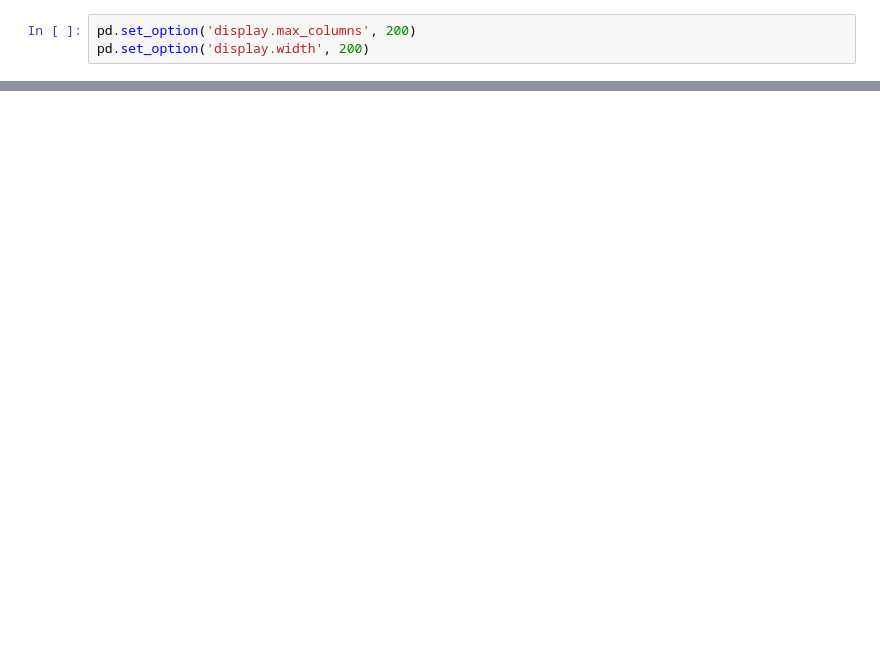
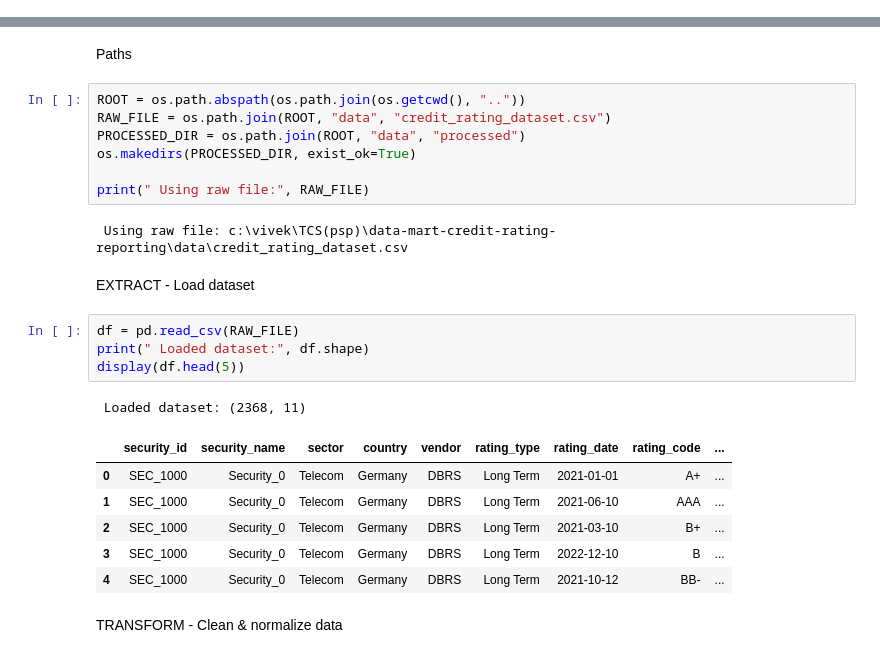
Before and after one commit to VIVEK-MARRI/data-mart-credit-rating-reporting, a Jupyter notebook: notebooks/data_cleaning_exploration.ipynb, the cells around one changed output, grey strips where cells are left out. Saved outputs shown, nothing was run; the diff lists cells and outputs as text; blank space fills up the shorter version.

```diff
--- a/notebooks/data_cleaning_exploration.ipynb
+++ b/notebooks/data_cleaning_exploration.ipynb
@@ -11,3 +0,0 @@ import textwrap
-# %%
-pd.set_option('display.max_columns', 200)
-pd.set_option('display.width', 200)
@@ -501,0 +10,27 @@ Check folder: C:\vivek\TCS(psp)\data-mart-credit-rating-reporting\data\processed
+# %% [markdown]
+Paths
+# %%
+ROOT = os.path.abspath(os.path.join(os.getcwd(), ".."))
+RAW_FILE = os.path.join(ROOT, "data", "credit_rating_dataset.csv")
+PROCESSED_DIR = os.path.join(ROOT, "data", "processed")
+os.makedirs(PROCESSED_DIR, exist_ok=True)
+
+print(" Using raw file:", RAW_FILE)
+# %% [output]
+ Using raw file: c:\vivek\TCS(psp)\data-mart-credit-rating-reporting\data\credit_rating_dataset.csv
+# %% [markdown]
+EXTRACT - Load dataset
+# %%
+df = pd.read_csv(RAW_FILE)
+print(" Loaded dataset:", df.shape)
+display(df.head(5))
+# %% [output]
+ Loaded dataset: (2368, 11)
+|  | security_id | security_name | sector | country | vendor | rating_type | rating_date | rating_code | ... |
+| 0 | SEC_1000 | Security_0 | Telecom | Germany | DBRS | Long Term | 2021-01-01 | A+ | ... |
+| 1 | SEC_1000 | Security_0 | Telecom | Germany | DBRS | Long Term | 2021-06-10 | AAA | ... |
+| 2 | SEC_1000 | Security_0 | Telecom | Germany | DBRS | Long Term | 2021-03-10 | B+ | ... |
+| 3 | SEC_1000 | Security_0 | Telecom | Germany | DBRS | Long Term | 2022-12-10 | B | ... |
+| 4 | SEC_1000 | Security_0 | Telecom | Germany | DBRS | Long Term | 2021-10-12 | BB- | ... |
+# %% [markdown]
+TRANSFORM - Clean & normalize data
```
Also changed, not shown: parts of 43 cells of this notebook, 2 other files.
